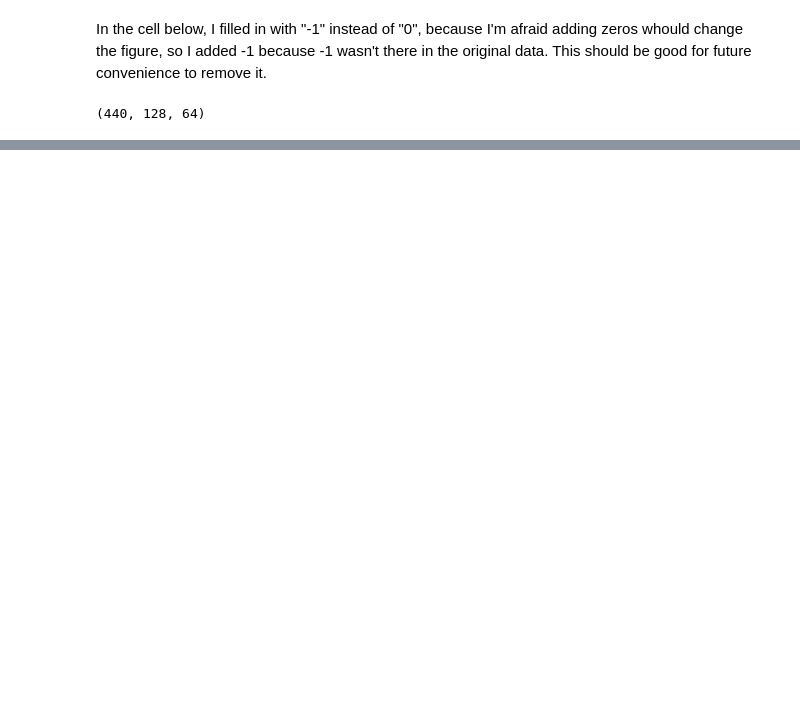
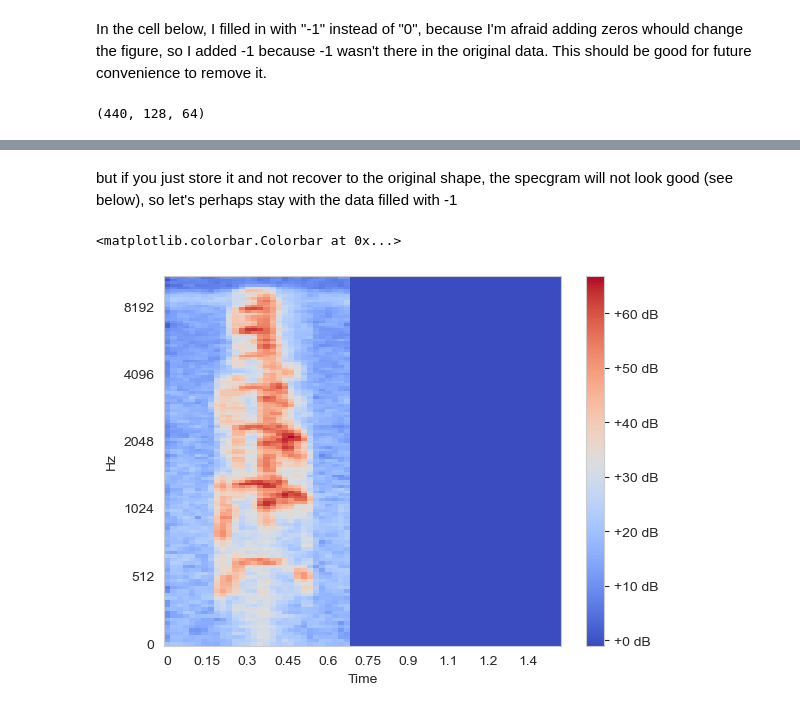
Before and after one commit to jinjingleayi/meow-by-meow, a Jupyter notebook: src/data_handling/specgram_vectorization.ipynb, the cells around one changed output, grey strips where cells are left out. Cells and saved outputs as stored; diff of their text form; code cells hidden in the pictures; blank space fills up the shorter version.

```diff
--- a/src/data_handling/specgram_vectorization.ipynb
+++ b/src/data_handling/specgram_vectorization.ipynb
@@ -104,0 +110,14 @@ plt.colorbar(format='%+2.0f dB')
+# %%
+spec_data0 = []
+for i in range(len(arrs)):
+    spec_data0.append(np.pad(arrs[i], ((0, 0), (max_shape0-arrs[i].shape[0], max_shape1 - arrs[i].shape[1])), mode='constant',constant_values=0))
+
+spec_data0 = np.array(spec_data) ##transfered it to numpy array
+# %% [markdown]
+but if you just store it and not recover to the original shape, the specgram will not look good (see below), so let's perhaps stay with the data filled with -1
+# %%
+librosa.display.specshow(spec_data0[5], x_axis='time',y_axis='mel')
+plt.colorbar(format='%+2.0f dB')
+# %% [output]
+<matplotlib.colorbar.Colorbar at 0x...>
+[figure, added]
```
Also changed, not shown: parts of 7 cells of this notebook.
